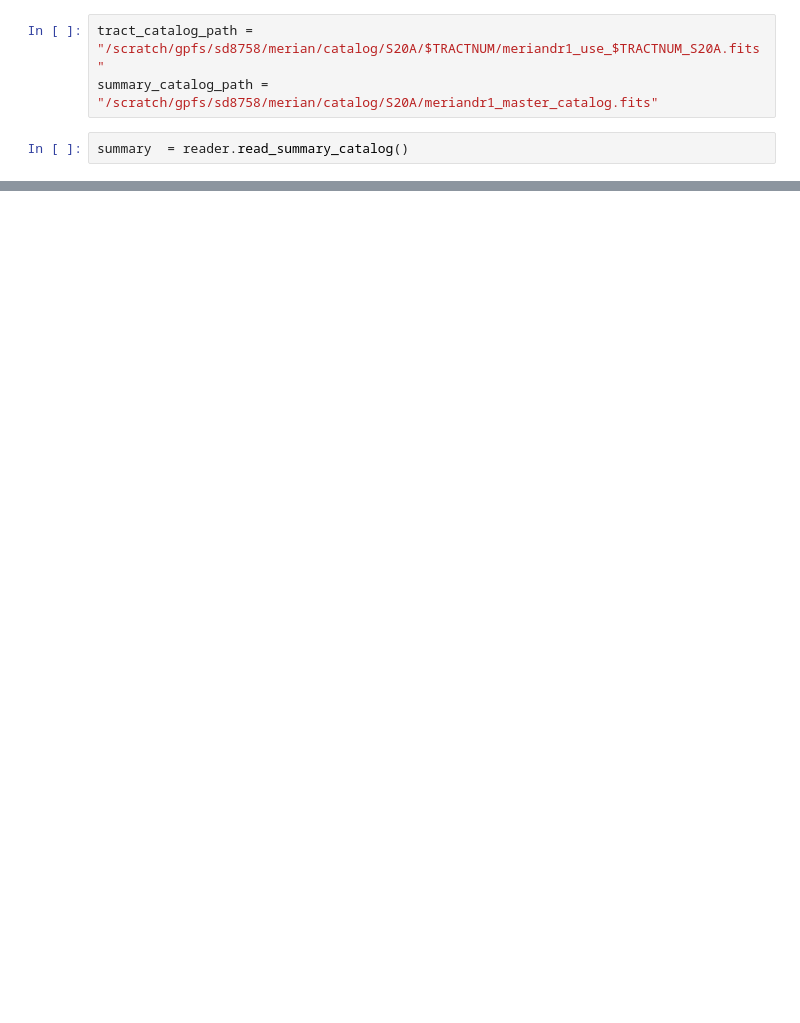
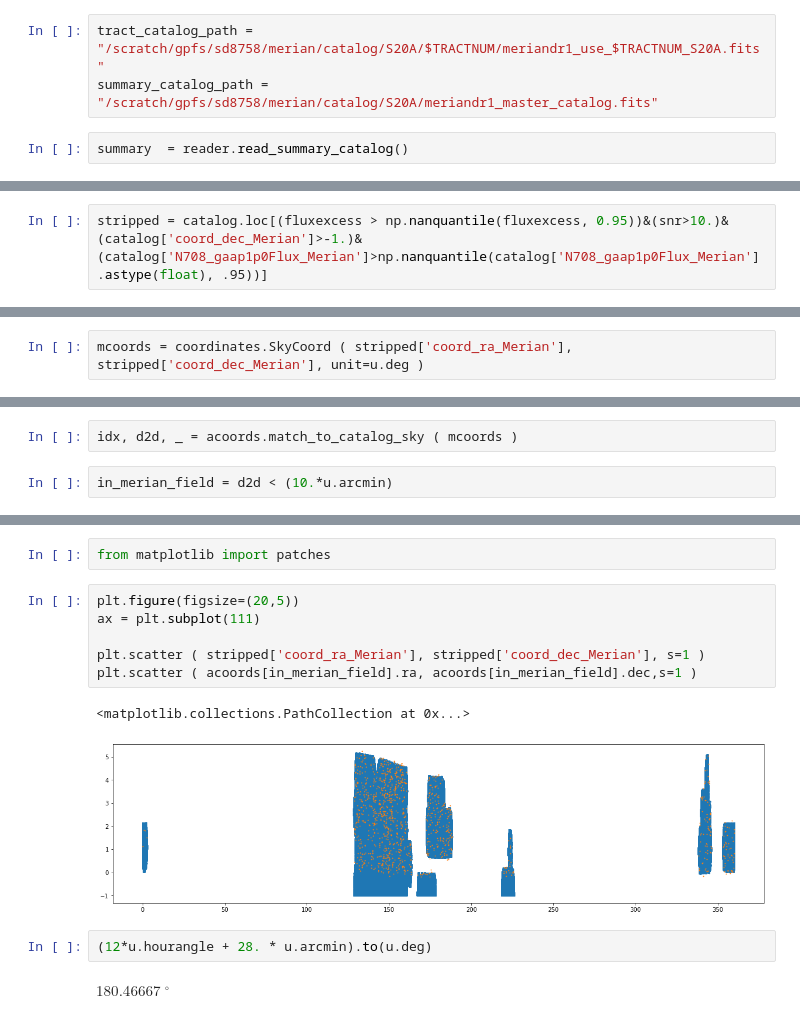
Before and after one commit to MerianSurvey/maria, a Jupyter notebook: notebooks/ReadExample.ipynb, the cells around one changed output, grey strips where cells are left out. Saved outputs shown, nothing was run; the diff lists cells and outputs as text; blank space fills up the shorter version.

```diff
--- a/notebooks/ReadExample.ipynb
+++ b/notebooks/ReadExample.ipynb
@@ -42,0 +98,2 @@ catalog.head()
+# %%
+stripped = catalog.loc[(fluxexcess > np.nanquantile(fluxexcess, 0.95))&(snr>10.)&(catalog['coord_dec_Merian']>-1.)&(catalog['N708_gaap1p0Flux_Merian']>np.nanquantile(catalog['N708_gaap1p0Flux_Merian'].astype(float), .95))]
@@ -42,0 +120,2 @@ catalog.head()
+# %%
+mcoords = coordinates.SkyCoord ( stripped['coord_ra_Merian'], stripped['coord_dec_Merian'], unit=u.deg )
@@ -42,0 +124,4 @@ catalog.head()
+# %%
+idx, d2d, _ = acoords.match_to_catalog_sky ( mcoords )
+# %%
+in_merian_field = d2d < (10.*u.arcmin)
@@ -42,0 +156,15 @@ catalog.head()
+# %%
+from matplotlib import patches
+# %%
+plt.figure(figsize=(20,5))
+ax = plt.subplot(111)
+
+plt.scatter ( stripped['coord_ra_Merian'], stripped['coord_dec_Merian'], s=1 )
+plt.scatter ( acoords[in_merian_field].ra, acoords[in_merian_field].dec,s=1 )
+# %% [output]
+<matplotlib.collections.PathCollection at 0x...>
+[figure, added]
+# %%
+(12*u.hourangle + 28. * u.arcmin).to(u.deg)
+# %% [output]
+$180.46667 \; \mathrm{{}^{\circ}}$
```
Also changed, not shown: parts of 24 cells of this notebook.
